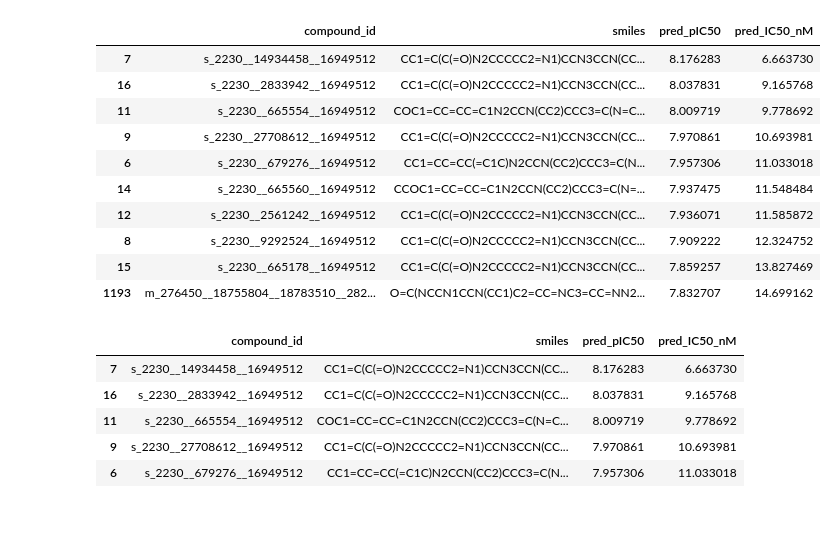
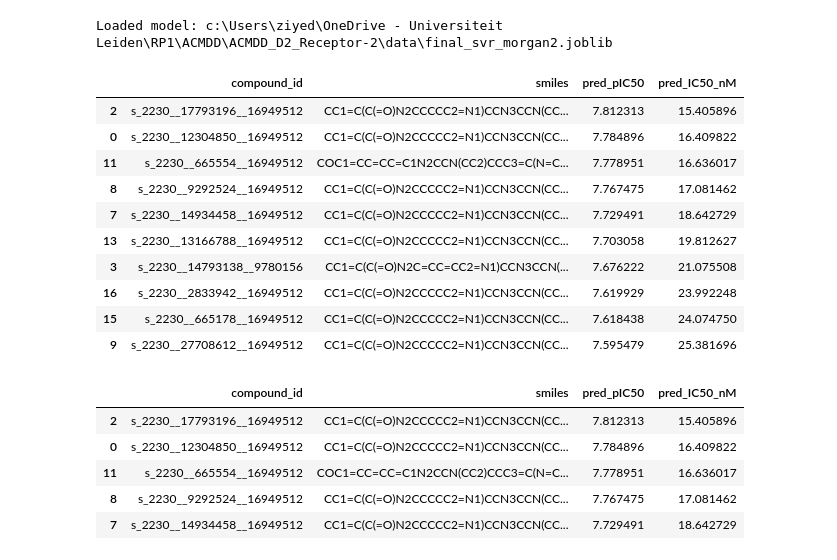
Before and after one commit to Maghanu/ACMDD_D2_Receptor, a Jupyter notebook: Workflow_steps/Workflow_step6_ML_Prediction.ipynb, the cells around one changed output. Drawn from its saved outputs; the diff is of its cells as text; code cells hidden in the pictures; blank space fills up the shorter version.

```diff
--- a/Workflow_steps/Workflow_step6_ML_Prediction.ipynb
+++ b/Workflow_steps/Workflow_step6_ML_Prediction.ipynb
@@ -2,62 +2,80 @@
 from pathlib import Path
 
 import joblib
 import numpy as np
 import pandas as pd
 
 from Workflow_step2_Convert_to_Fingerprint import smiles_to_fp
 
 HERE = Path(_dh[-1])  # Workflow_steps/
 
-# Load the external dataset (similarity search hits from step 4/5)
+# ---- Settings: the model and the fingerprint must be a matching pair ----
+FINAL_MODEL_NAME = "final_svr_morgan2.joblib"  # saved by step2 (SVR, trained on all 435 compounds)
+FINGERPRINT = "morgan2"                        # the fingerprint that model was trained with
+
+# Load the external dataset
 external_df = pd.read_csv(HERE / "data" / "Similarity_Scaffold_Compounds.csv")
 
 # The alignment column holds "<SMILES> <id>", so split it
 external_df["smiles"] = external_df["alignment"].str.split().str[0]
 external_df["compound_id"] = external_df["alignment"].str.split().str[1]
 
-# Load the saved RF model (trained on all 435 compounds with Morgan3 fingerprints)
-rf_model = joblib.load(HERE.parent / "models" / "reg_rf_morgan3.joblib")
+# Load the saved model. Step2 saves it in data/; also check models/ in case you moved it
+candidates = [HERE.parent / "data" / FINAL_MODEL_NAME, HERE.parent / "models" / FINAL_MODEL_NAME]
+model_path = next((p for p in candidates if p.exists()), None)
+if model_path is None:
+    raise FileNotFoundError("Model not found. Looked in:\n" + "\n".join(str(p) for p in candidates))
+model = joblib.load(model_path)
+print(f"Loaded model: {model_path}")
 
-# External fingerprints must be Morgan3, the same as the training data
-x_external = np.stack(
-    [smiles_to_fp(s, "morgan3") for s in external_df["smiles"]]
-).astype(float)
+# Encode SMILES with the same fingerprint as the training data; skip unparsable SMILES
+fps = [smiles_to_fp(s, FINGERPRINT) for s in external_df["smiles"]]
+valid = [fp is not None for fp in fps]
+if not all(valid):
+    print(f"Skipped {valid.count(False)} molecules with invalid SMILES")
+external_df = external_df[valid].reset_index(drop=True)
+x_external = np.stack([fp for fp in fps if fp is not None]).astype(float)
+
+# Sanity check: number of bits must equal what the model was trained on
+assert x_external.shape[1] == model.n_features_in_, (
+    f"Fingerprint has {x_external.shape[1]} bits, model expects {model.n_features_in_}"
+)
 
 # Predict with the saved model (no retraining)
 predictions = pd.DataFrame({
     "compound_id": external_df["compound_id"],
     "smiles": external_df["smiles"],
-    "pred_pIC50": rf_model.predict(x_external),
+    "pred_pIC50": model.predict(x_external),
 })
 predictions["pred_IC50_nM"] = 10 ** (9 - predictions["pred_pIC50"])
 predictions = predictions.sort_values("pred_pIC50", ascending=False)
 
 predictions.to_csv(HERE / "data" / "Similarity_Scaffold_predicted_pIC50.csv", index=False)
 predictions.head(10)
 # %% [output]
+Loaded model: c:\Users\ziyed\OneDrive - Universiteit Leiden\RP1\ACMDD\ACMDD_D2_Receptor-2\data\final_svr_morgan2.joblib
 |  | compound_id | smiles | pred_pIC50 | pred_IC50_nM |
-| 7 | s_2230__14934458__16949512 | CC1=C(C(=O)N2CCCCC2=N1)CCN3CCN(CC... | 8.176283 | 6.663730 |
-| 16 | s_2230__2833942__16949512 | CC1=C(C(=O)N2CCCCC2=N1)CCN3CCN(CC... | 8.037831 | 9.165768 |
-| 11 | s_2230__665554__16949512 | COC1=CC=CC=C1N2CCN(CC2)CCC3=C(N=C... | 8.009719 | 9.778692 |
-| 9 | s_2230__27708612__16949512 | CC1=C(C(=O)N2CCCCC2=N1)CCN3CCN(CC... | 7.970861 | 10.693981 |
-| 6 | s_2230__679276__16949512 | CC1=CC=CC(=C1C)N2CCN(CC2)CCC3=C(N... | 7.957306 | 11.033018 |
-| 14 | s_2230__665560__16949512 | CCOC1=CC=CC=C1N2CCN(CC2)CCC3=C(N=... | 7.937475 | 11.548484 |
-| 12 | s_2230__2561242__16949512 | CC1=C(C(=O)N2CCCCC2=N1)CCN3CCN(CC... | 7.936071 | 11.585872 |
-| 8 | s_2230__9292524__16949512 | CC1=C(C(=O)N2CCCCC2=N1)CCN3CCN(CC... | 7.909222 | 12.324752 |
-| 15 | s_2230__665178__16949512 | CC1=C(C(=O)N2CCCCC2=N1)CCN3CCN(CC... | 7.859257 | 13.827469 |
-| 1193 | m_276450__18755804__18783510__282... | O=C(NCCN1CCN(CC1)C2=CC=NC3=CC=NN2... | 7.832707 | 14.699162 |
+| 2 | s_2230__17793196__16949512 | CC1=C(C(=O)N2CCCCC2=N1)CCN3CCN(CC... | 7.812313 | 15.405896 |
+| 0 | s_2230__12304850__16949512 | CC1=C(C(=O)N2CCCCC2=N1)CCN3CCN(CC... | 7.784896 | 16.409822 |
+| 11 | s_2230__665554__16949512 | COC1=CC=CC=C1N2CCN(CC2)CCC3=C(N=C... | 7.778951 | 16.636017 |
+| 8 | s_2230__9292524__16949512 | CC1=C(C(=O)N2CCCCC2=N1)CCN3CCN(CC... | 7.767475 | 17.081462 |
+| 7 | s_2230__14934458__16949512 | CC1=C(C(=O)N2CCCCC2=N1)CCN3CCN(CC... | 7.729491 | 18.642729 |
+| 13 | s_2230__13166788__16949512 | CC1=C(C(=O)N2CCCCC2=N1)CCN3CCN(CC... | 7.703058 | 19.812627 |
+| 3 | s_2230__14793138__9780156 | CC1=C(C(=O)N2C=CC=CC2=N1)CCN3CCN(... | 7.676222 | 21.075508 |
+| 16 | s_2230__2833942__16949512 | CC1=C(C(=O)N2CCCCC2=N1)CCN3CCN(CC... | 7.619929 | 23.992248 |
+| 15 | s_2230__665178__16949512 | CC1=C(C(=O)N2CCCCC2=N1)CCN3CCN(CC... | 7.618438 | 24.074750 |
+| 9 | s_2230__27708612__16949512 | CC1=C(C(=O)N2CCCCC2=N1)CCN3CCN(CC... | 7.595479 | 25.381696 |
 # %%
 # Select the top 5 compounds with the highest predicted pIC50
 top5 = predictions.nlargest(5, "pred_pIC50")
 top5[["compound_id", "smiles", "pred_pIC50", "pred_IC50_nM"]]
 # %% [output]
 |  | compound_id | smiles | pred_pIC50 | pred_IC50_nM |
-| 7 | s_2230__14934458__16949512 | CC1=C(C(=O)N2CCCCC2=N1)CCN3CCN(CC... | 8.176283 | 6.663730 |
-| 16 | s_2230__2833942__16949512 | CC1=C(C(=O)N2CCCCC2=N1)CCN3CCN(CC... | 8.037831 | 9.165768 |
-| 11 | s_2230__665554__16949512 | COC1=CC=CC=C1N2CCN(CC2)CCC3=C(N=C... | 8.009719 | 9.778692 |
-| 9 | s_2230__27708612__16949512 | CC1=C(C(=O)N2CCCCC2=N1)CCN3CCN(CC... | 7.970861 | 10.693981 |
-| 6 | s_2230__679276__16949512 | CC1=CC=CC(=C1C)N2CCN(CC2)CCC3=C(N... | 7.957306 | 11.033018 |
+| 2 | s_2230__17793196__16949512 | CC1=C(C(=O)N2CCCCC2=N1)CCN3CCN(CC... | 7.812313 | 15.405896 |
+| 0 | s_2230__12304850__16949512 | CC1=C(C(=O)N2CCCCC2=N1)CCN3CCN(CC... | 7.784896 | 16.409822 |
+| 11 | s_2230__665554__16949512 | COC1=CC=CC=C1N2CCN(CC2)CCC3=C(N=C... | 7.778951 | 16.636017 |
+| 8 | s_2230__9292524__16949512 | CC1=C(C(=O)N2CCCCC2=N1)CCN3CCN(CC... | 7.767475 | 17.081462 |
+| 7 | s_2230__14934458__16949512 | CC1=C(C(=O)N2CCCCC2=N1)CCN3CCN(CC... | 7.729491 | 18.642729 |
 # %%
 from rdkit import Chem
 from rdkit.Chem import Draw
```
Also changed, not shown: parts of 1 cell of this notebook.
